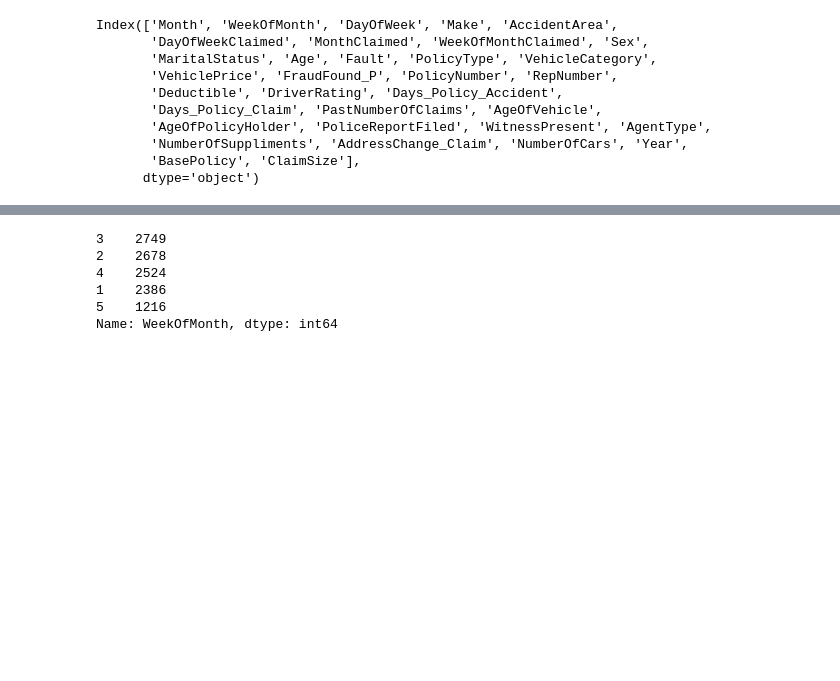
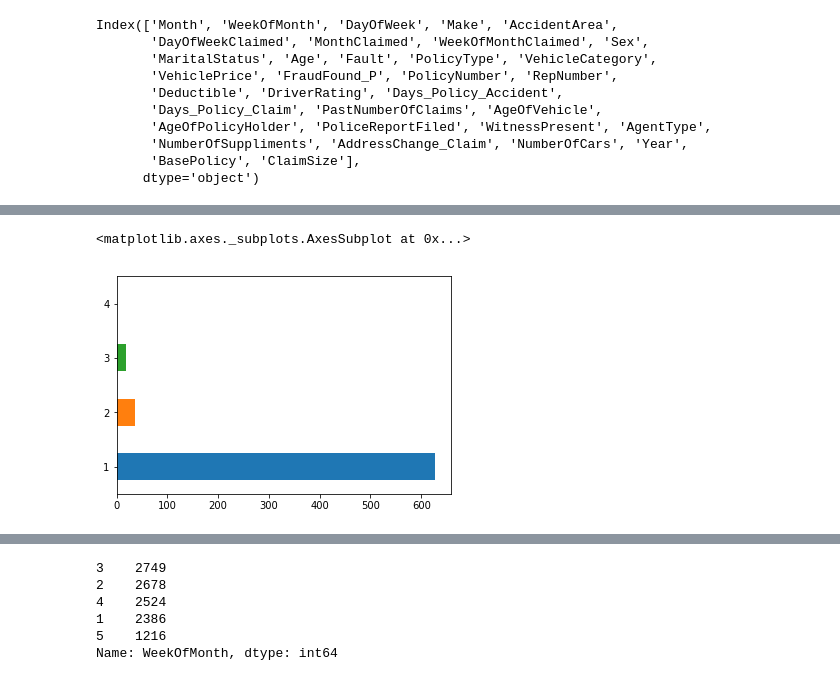
Before and after one commit to Siddharth-Singhs/EXL, a Jupyter notebook: SiddharthNewDataset.ipynb, the cells around one changed output, grey strips where cells are left out. Saved outputs shown, nothing was run; the diff lists cells and outputs as text; code cells hidden in the pictures; blank space fills up the shorter version.

```diff
--- a/SiddharthNewDataset.ipynb
+++ b/SiddharthNewDataset.ipynb
@@ -387,0 +394,7 @@ print(TotalAccident,FraudAccident,NotFraudAccident)
+# %%
+customers['NumberOfCars'][customers['FraudFound_P']==1].value_counts().plot('barh')
+## Person with 1 vehicles
+## Person with more than 4 cars has not done any fraud.
+# %% [output]
+<matplotlib.axes._subplots.AxesSubplot at 0x...>
+[figure, added]
```
Also changed, not shown: parts of 13 cells of this notebook, 5 other files.
